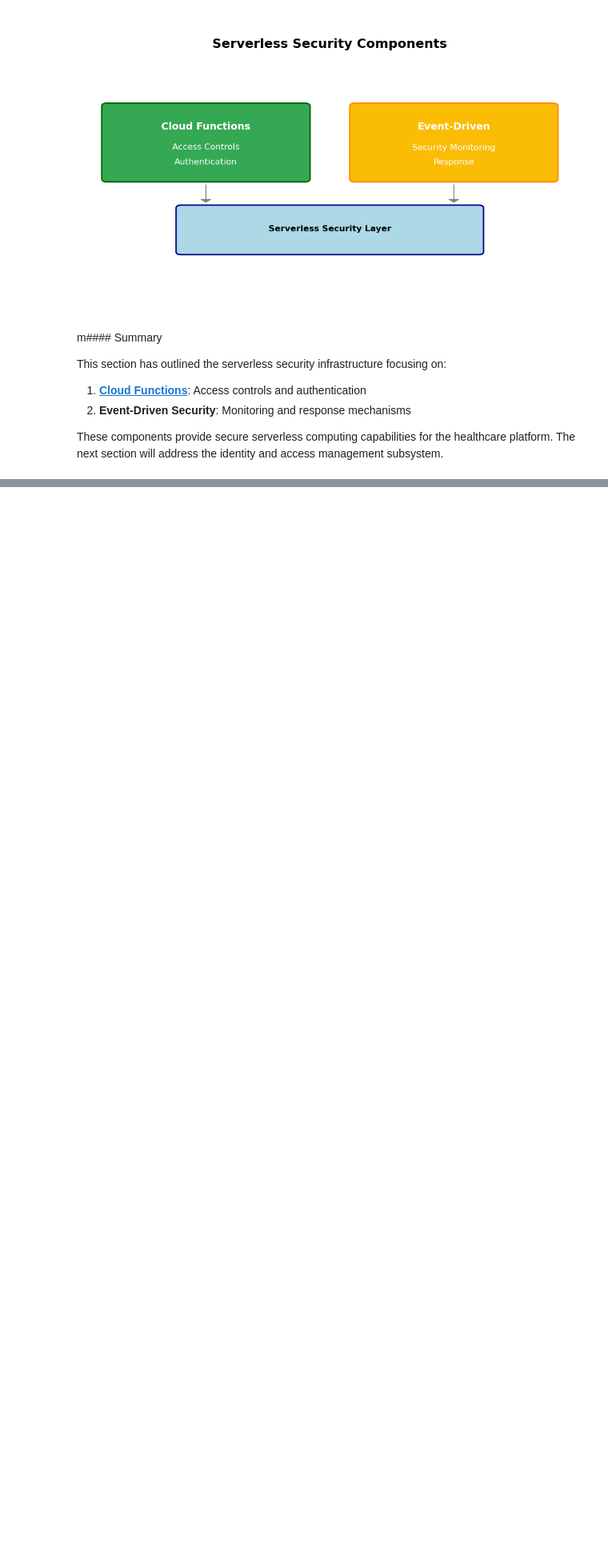
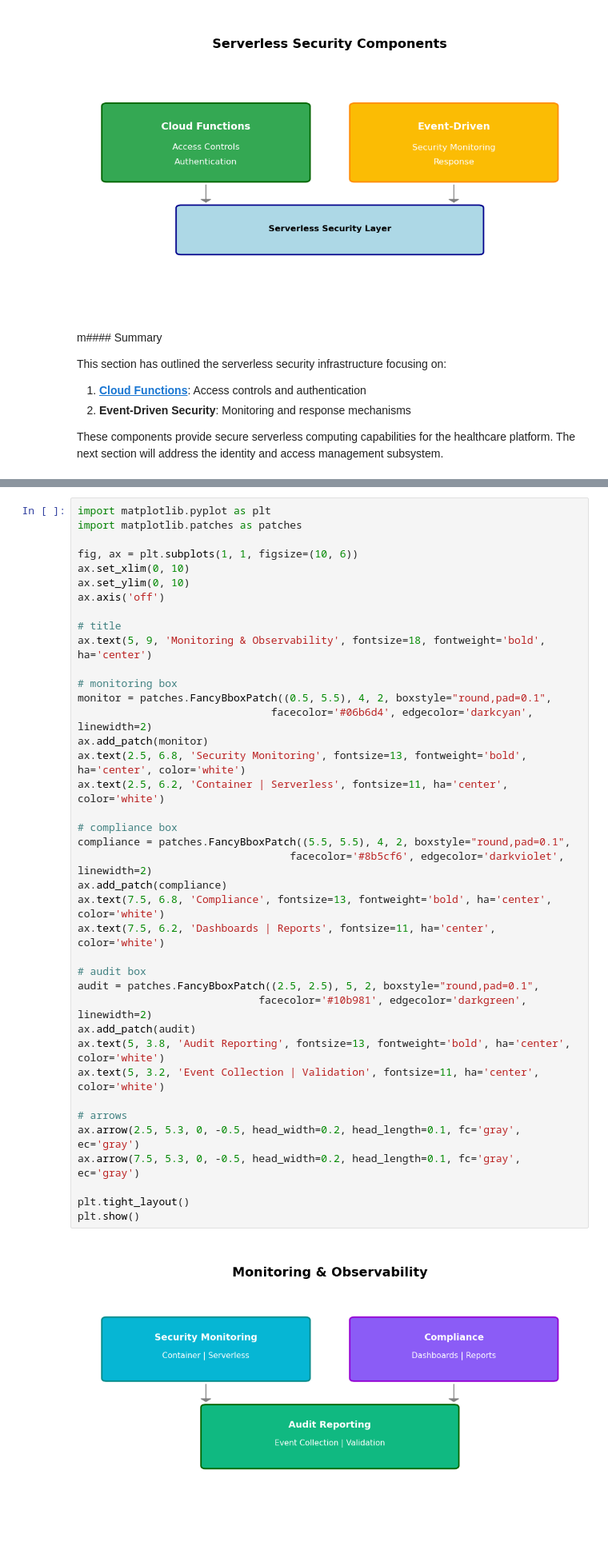
Before and after one commit to iTrauco/gcp-sad, a Jupyter notebook: notebooks/Healthcare Security Data Platform IAM - System Analysis and Design Proposal.ipynb, the cells around one changed output, grey strips where cells are left out. Shown: that part at 80% size. Saved outputs shown, nothing was run; the diff lists cells and outputs as text; blank space fills up the shorter version.

```diff
--- a/notebooks/Healthcare Security Data Platform IAM - System Analysis and Design Proposal.ipynb
+++ b/notebooks/Healthcare Security Data Platform IAM - System Analysis and Design Proposal.ipynb
@@ -376,0 +495,41 @@ These components provide secure serverless computing capabilities for the health
+# %%
+import matplotlib.pyplot as plt
+import matplotlib.patches as patches
+
+fig, ax = plt.subplots(1, 1, figsize=(10, 6))
+ax.set_xlim(0, 10)
+ax.set_ylim(0, 10)
+ax.axis('off')
+
+# title
+ax.text(5, 9, 'Monitoring & Observability', fontsize=18, fontweight='bold', ha='center')
+
+# monitoring box
+monitor = patches.FancyBboxPatch((0.5, 5.5), 4, 2, boxstyle="round,pad=0.1",
+                               facecolor='#06b6d4', edgecolor='darkcyan', linewidth=2)
+ax.add_patch(monitor)
+ax.text(2.5, 6.8, 'Security Monitoring', fontsize=13, fontweight='bold', ha='center', color='white')
+ax.text(2.5, 6.2, 'Container | Serverless', fontsize=11, ha='center', color='white')
+
+# compliance box
+compliance = patches.FancyBboxPatch((5.5, 5.5), 4, 2, boxstyle="round,pad=0.1",
+                                  facecolor='#8b5cf6', edgecolor='darkviolet', linewidth=2)
+ax.add_patch(compliance)
+ax.text(7.5, 6.8, 'Compliance', fontsize=13, fontweight='bold', ha='center', color='white')
+ax.text(7.5, 6.2, 'Dashboards | Reports', fontsize=11, ha='center', color='white')
+
+# audit box
+audit = patches.FancyBboxPatch((2.5, 2.5), 5, 2, boxstyle="round,pad=0.1",
+                             facecolor='#10b981', edgecolor='darkgreen', linewidth=2)
+ax.add_patch(audit)
+ax.text(5, 3.8, 'Audit Reporting', fontsize=13, fontweight='bold', ha='center', color='white')
+ax.text(5, 3.2, 'Event Collection | Validation', fontsize=11, ha='center', color='white')
+
+# arrows
+ax.arrow(2.5, 5.3, 0, -0.5, head_width=0.2, head_length=0.1, fc='gray', ec='gray')
+ax.arrow(7.5, 5.3, 0, -0.5, head_width=0.2, head_length=0.1, fc='gray', ec='gray')
+
+plt.tight_layout()
+plt.show()
+# %% [output]
+[figure, added]
```
Also changed, not shown: parts of 9 cells of this notebook.
